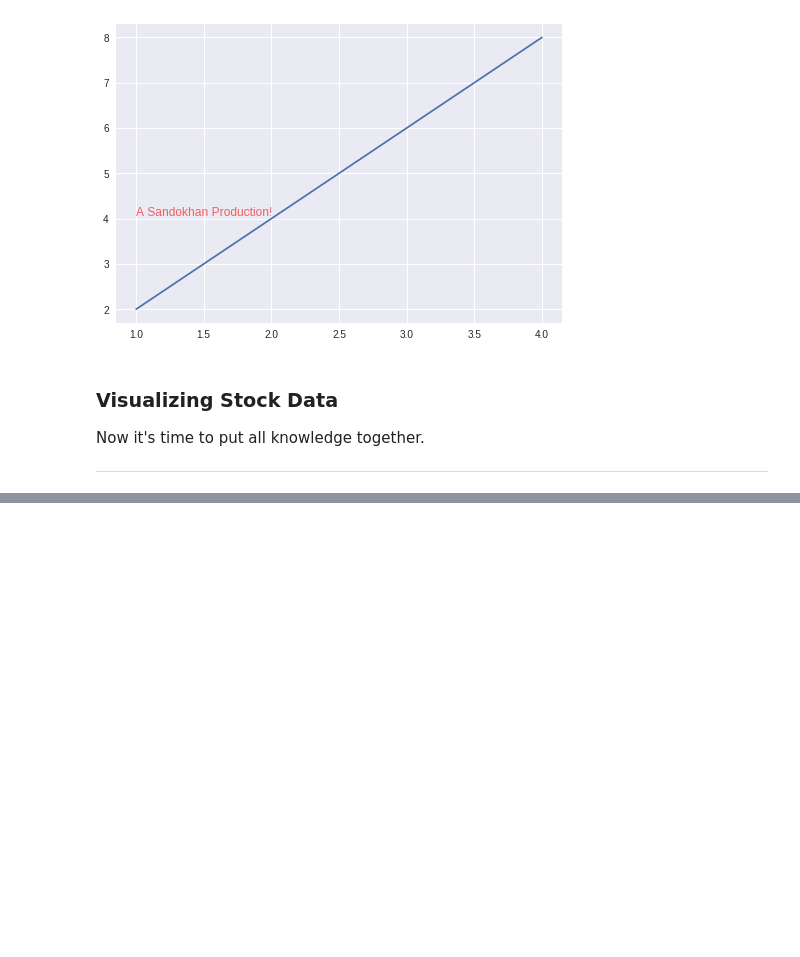
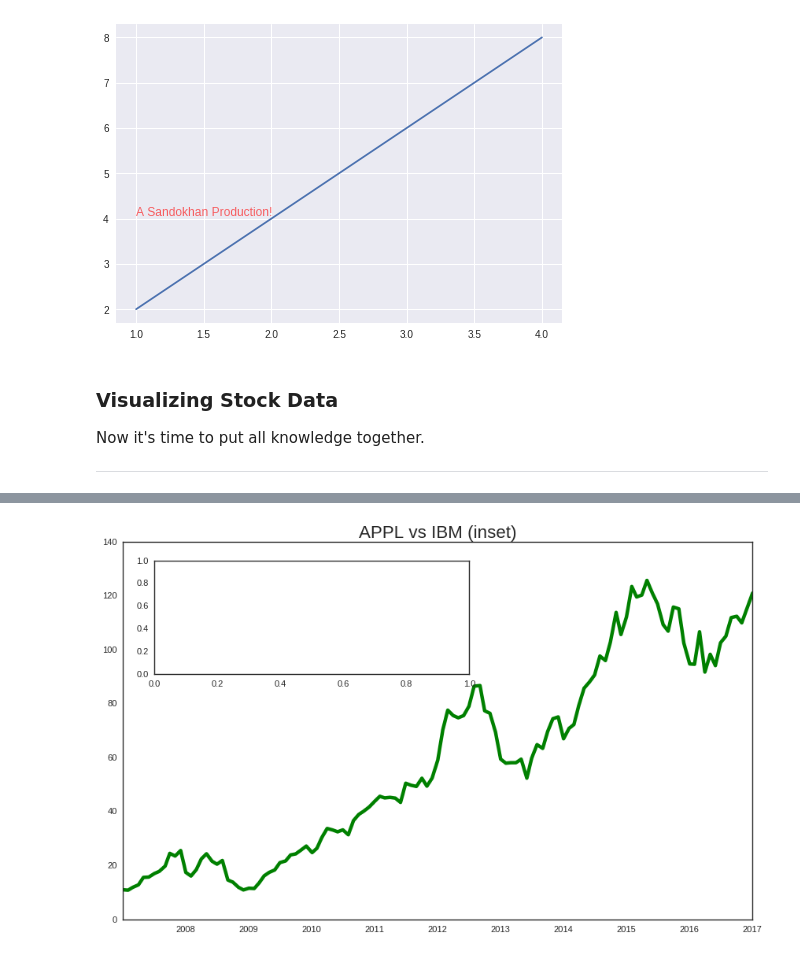
Before and after one commit to Sandokhan/pluralsight, a Jupyter notebook: pluralsight_matplotlib.ipynb, the cells around one changed output, grey strips where cells are left out. Saved outputs shown, nothing was run; the diff lists cells and outputs as text; code cells hidden in the pictures; blank space fills up the shorter version.

```diff
--- a/pluralsight_matplotlib.ipynb
+++ b/pluralsight_matplotlib.ipynb
@@ -420,0 +427,3 @@ import pandas as pd
+# %%
+stock_data = pd.read_csv('datasets/stocks.csv')
+stock_data.head()
@@ -420,0 +437,5 @@ import pandas as pd
+# %%
+#Change the column Date from string to a date format
+
+stock_data['Date'] = pd.to_datetime(stock_data['Date'])
+stock_data.head()
@@ -420,0 +458,13 @@ import pandas as pd
+# %%
+fig = plt.figure(figsize=(10, 6))
+
+ax1 = fig.add_axes([0, 0 , 1, 1])
+ax2 = fig.add_axes([0.05, 0.65 , 0.5, 0.3])
+
+ax1.plot(stock_data['Date'],
+         stock_data['AAPL'],
+         color='green')
+ax1.set_title('APPL vs IBM (inset)')
+plt.show()
+# %% [output]
+[figure, added]
```
Also changed, not shown: parts of 7 cells of this notebook.
